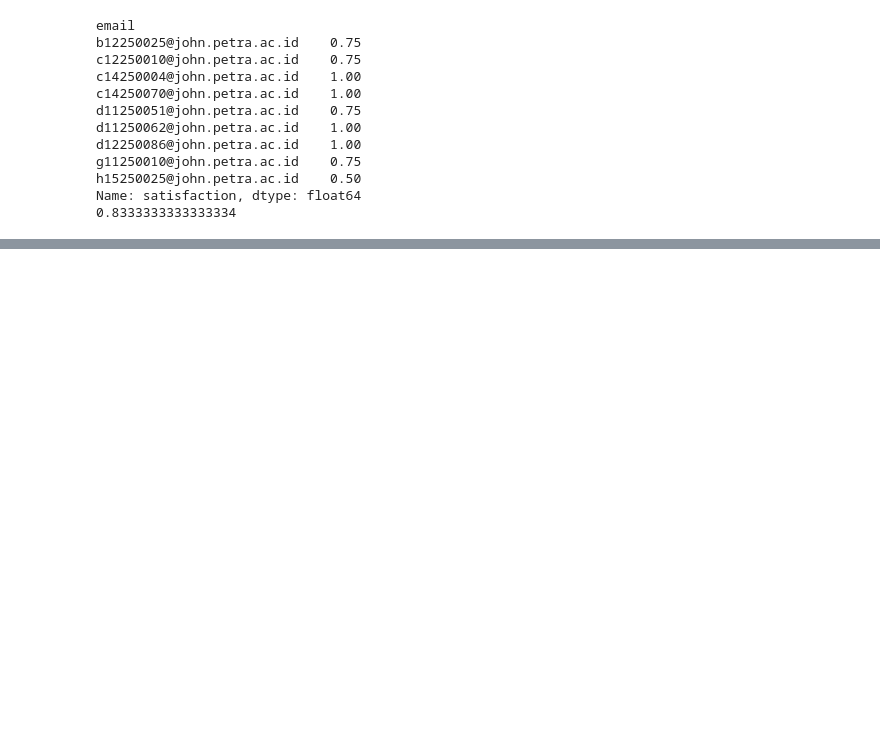
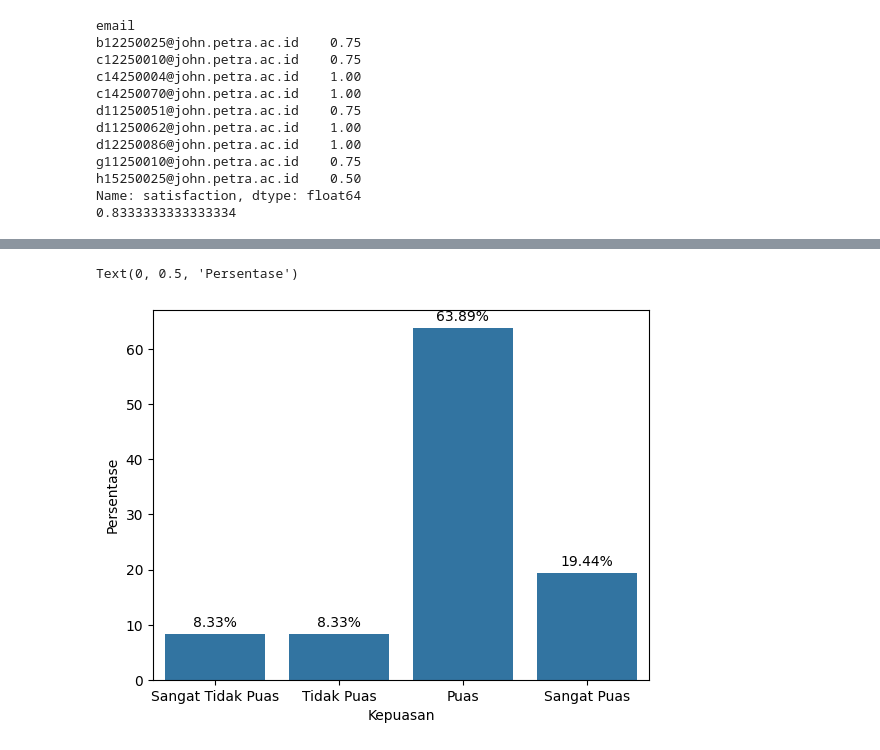
Before and after one commit to pengwen101/student-recommendation-system, a Jupyter notebook: evaluation.ipynb, the cells around one changed output, grey strips where cells are left out. Cells and saved outputs as stored; diff of their text form; code cells hidden in the pictures; blank space fills up the shorter version.

Commit message:
add chart in CSAT, add relative_score in recommendation

```diff
--- a/evaluation.ipynb
+++ b/evaluation.ipynb
@@ -397,3 +397,13 @@ merged_students_df[merged_students_df['satisfaction'] <= 2]
 | 25 | 6/14/2026 9:23:38 | h15250025@john.petra.ac.id | Seberapa puas Anda dengan kecocok... | 2 | Rekomendasi 2 dinilai partisipan ... |
 | 27 | 6/14/2026 9:23:38 | h15250025@john.petra.ac.id | Seberapa puas Anda dengan kecocok... | 2 | Rekomendasi 2 dinilai partisipan ... |
 | 33 | 6/16/2026 11:31:52 | g11250010@john.petra.ac.id | Seberapa puas Anda dengan kecocok... | 2 | sangat membantu |
+# %%
+ax = sns.countplot(merged_students_df, x="satisfaction", stat="percent")
+ax.set_xticklabels(["Sangat Tidak Puas", "Tidak Puas", "Puas", "Sangat Puas"])
+labels = [f'{v.get_height():.2f}%' if v.get_height() > 0 else '' for v in ax.containers[0]]
+ax.bar_label(ax.containers[0], labels=labels, padding=3)
+plt.xlabel("Kepuasan")
+plt.ylabel("Persentase")
+# %% [output]
+Text(0, 0.5, 'Persentase')
+[figure, added]
```
Also changed, not shown: 10 other files.
